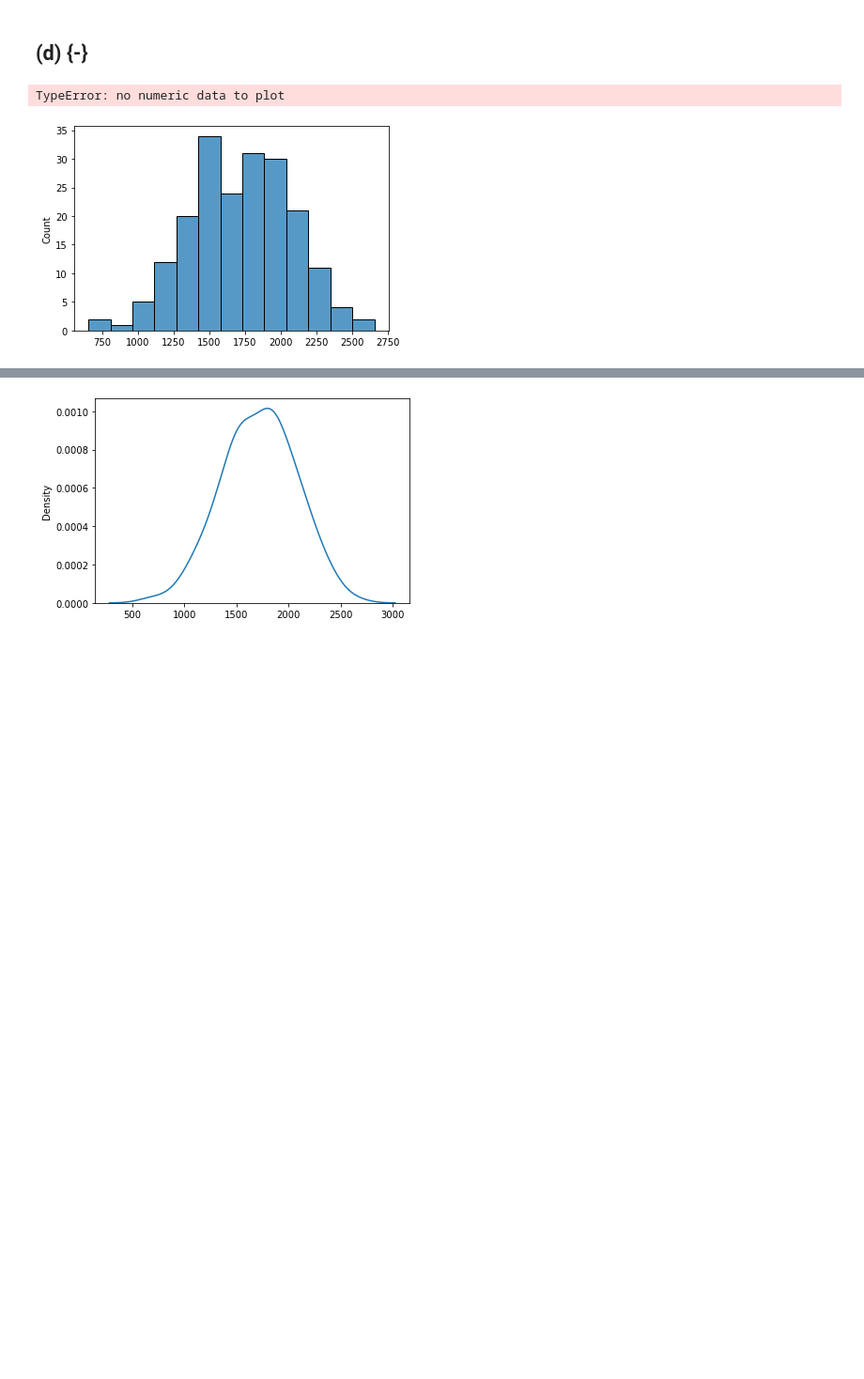
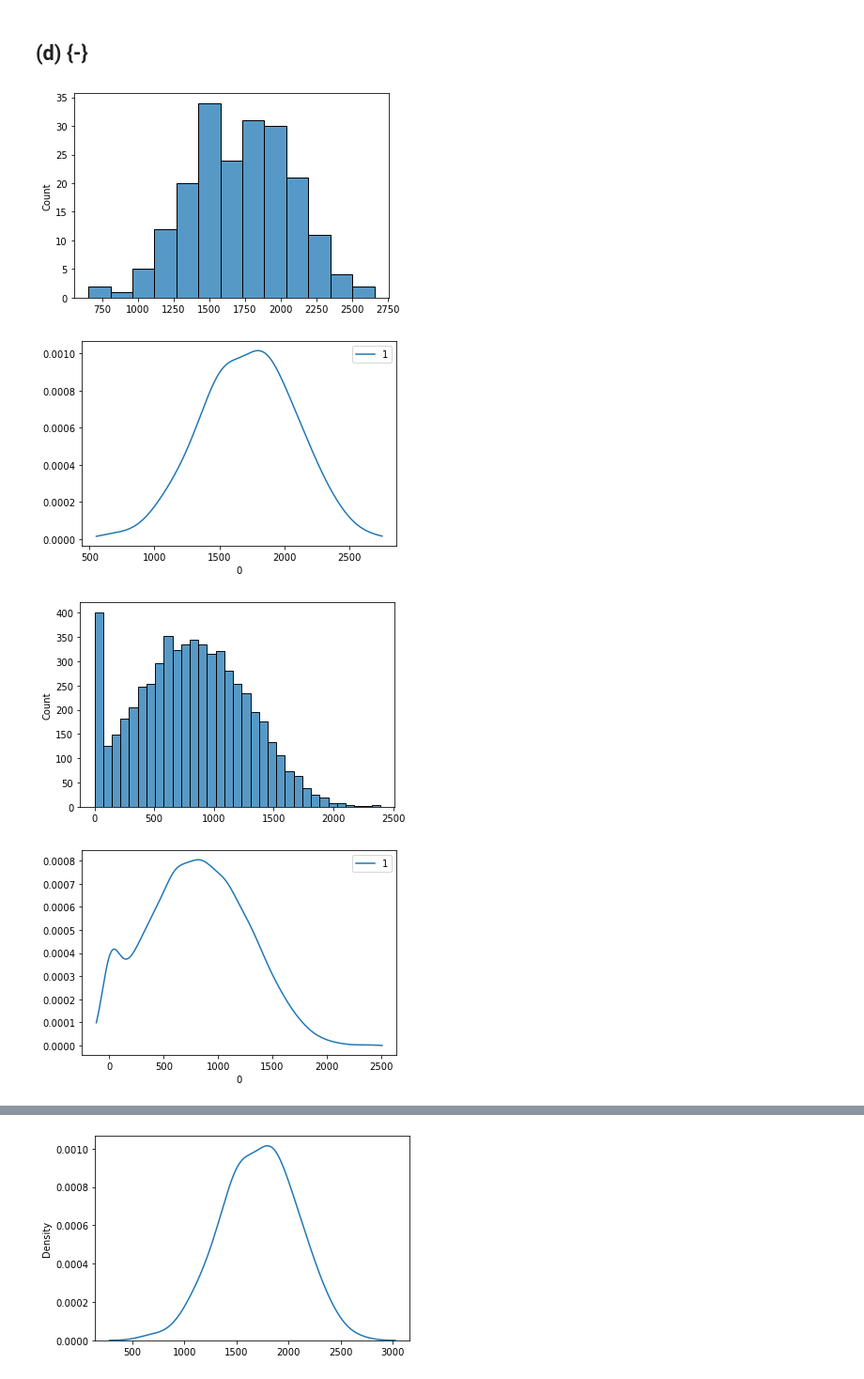
Before and after one commit to beginnerSC/mscf_hw_spring, a Jupyter notebook: ML II/2/Homework #2.ipynb, the cells around one changed output, grey strips where cells are left out. Shown: that part at 94% size. Saved outputs shown, nothing was run; the diff lists cells and outputs as text; code cells hidden in the pictures; blank space fills up the shorter version.

```diff
--- a/ML II/2/Homework #2.ipynb
+++ b/ML II/2/Homework #2.ipynb
@@ -316,15 +316,17 @@ plot_roc(dist_norm, 'Naive Bayes')
 # %%
 from scipy.stats import gaussian_kde
 import seaborn as sns
 from math import floor, ceil
 
 for feature in ['balance', 'income']:
     for default in ['Yes', 'No']:
         data = X_train[y_train==default][feature].values
         ax = sns.histplot(data)
         a, b = ax.get_xlim()
-        DataFrame(range(floor(a), ceil(b)), gaussian_kde(data).pdf(range(floor(a), ceil(b)))).set_index(0).plot()
+        DataFrame(zip(range(floor(a), ceil(b)), gaussian_kde(data).pdf(range(floor(a), ceil(b))))).set_index(0).plot()
         plt.show()
 # %% [output]
-TypeError: no numeric data to plot
 [figure]
+[figure, added]
+[figure, added]
+[figure, added]
```
Also changed, not shown: parts of 1 cell of this notebook.
